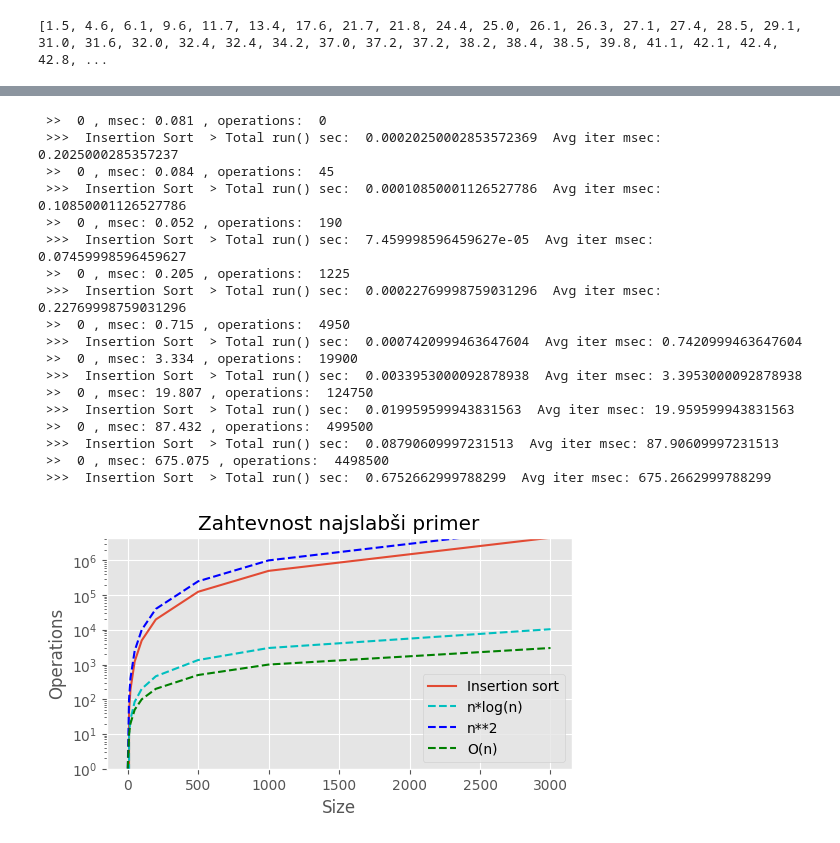
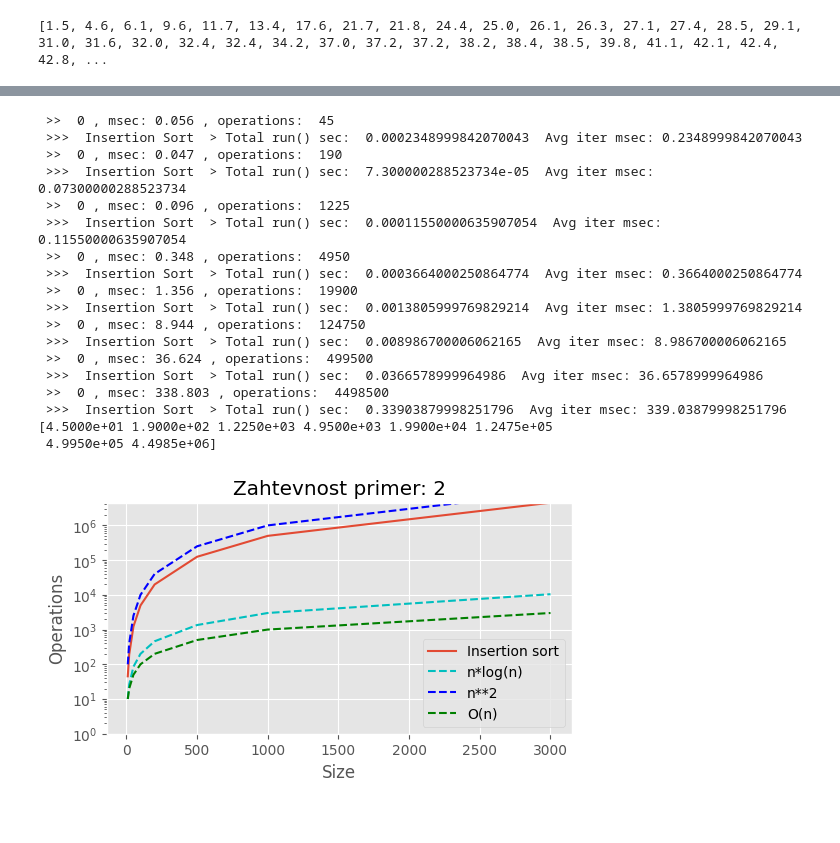
Before and after one commit to jzaletelj/OTK25, a Jupyter notebook: Lab_01/solutions/26-02_AlgoComplexity_03b_S.ipynb, the cells around one changed output, grey strips where cells are left out. Saved outputs shown, nothing was run; the diff lists cells and outputs as text; code cells hidden in the pictures.

```diff
--- a/Lab_01/solutions/26-02_AlgoComplexity_03b_S.ipynb
+++ b/Lab_01/solutions/26-02_AlgoComplexity_03b_S.ipynb
@@ -364,56 +364,57 @@ t_list = np.array([]); #store processing time here
 oper_list = np.array([]); #store processing time here
 num = 1 #evaluation repetition (keep at 1 for now)
 
-n_list = [1,10,20,50,100, 200, 500, 1000,3000]
+n_list = [10,20,50,100, 200, 500, 1000,3000]
 
 s = InsertionSort()
 s.data_params['type'] = 2
 # Dodaj kodo za testiranje in izrisovanje grafa
 for n in n_list:
     s.data_params['size'] = n
     result = s.run(ntimes=num)
     size = np.append(size, n)
     oper_list = np.append(oper_list, result['avg_O'])
 
+print(oper_list)
 ax = plt.figure(figsize=[6,3])
 plt.plot(n_list, oper_list, label='Insertion sort')
 
 Onlogn = [n*np.log10(n) for n in n_list]
 plt.plot(n_list, Onlogn, 'c--', label='n*log(n)')
 
 On2 = [np.float_power(n, 2.0) for n in n_list]
 plt.plot(n_list, On2, 'b--', label='n**2')
 
 Olin = [n for n in n_list]
 plt.plot(n_list, Olin, 'g--', label='O(n)')
 
 plt.ylim(1, max(oper_list))
 plt.yscale('log')
 plt.xlabel('Size')
 plt.ylabel('Operations')
 plt.legend()
-plt.title('Zahtevnost najslabši primer')
+plt.title('Zahtevnost primer: ' + str(s.data_params['type']) )
 plt.show()
 # %% [output]
- >>  0 , msec: 0.081 , operations:  0
- >>>  Insertion Sort  > Total run() sec:  0.00020250002853572369  Avg iter msec: 0.2025000285357237
- >>  0 , msec: 0.084 , operations:  45
- >>>  Insertion Sort  > Total run() sec:  0.00010850001126527786  Avg iter msec: 0.10850001126527786
- >>  0 , msec: 0.052 , operations:  190
- >>>  Insertion Sort  > Total run() sec:  7.459998596459627e-05  Avg iter msec: 0.07459998596459627
- >>  0 , msec: 0.205 , operations:  1225
- >>>  Insertion Sort  > Total run() sec:  0.00022769998759031296  Avg iter msec: 0.22769998759031296
- >>  0 , msec: 0.715 , operations:  4950
- >>>  Insertion Sort  > Total run() sec:  0.0007420999463647604  Avg iter msec: 0.7420999463647604
- >>  0 , msec: 3.334 , operations:  19900
- >>>  Insertion Sort  > Total run() sec:  0.0033953000092878938  Avg iter msec: 3.3953000092878938
- >>  0 , msec: 19.807 , operations:  124750
- >>>  Insertion Sort  > Total run() sec:  0.019959599943831563  Avg iter msec: 19.959599943831563
- >>  0 , msec: 87.432 , operations:  499500
- >>>  Insertion Sort  > Total run() sec:  0.08790609997231513  Avg iter msec: 87.90609997231513
- >>  0 , msec: 675.075 , operations:  4498500
- >>>  Insertion Sort  > Total run() sec:  0.6752662999788299  Avg iter msec: 675.2662999788299
+ >>  0 , msec: 0.056 , operations:  45
+ >>>  Insertion Sort  > Total run() sec:  0.0002348999842070043  Avg iter msec: 0.2348999842070043
+ >>  0 , msec: 0.047 , operations:  190
+ >>>  Insertion Sort  > Total run() sec:  7.300000288523734e-05  Avg iter msec: 0.07300000288523734
+ >>  0 , msec: 0.096 , operations:  1225
+ >>>  Insertion Sort  > Total run() sec:  0.00011550000635907054  Avg iter msec: 0.11550000635907054
+ >>  0 , msec: 0.348 , operations:  4950
+ >>>  Insertion Sort  > Total run() sec:  0.0003664000250864774  Avg iter msec: 0.3664000250864774
+ >>  0 , msec: 1.356 , operations:  19900
+ >>>  Insertion Sort  > Total run() sec:  0.0013805999769829214  Avg iter msec: 1.3805999769829214
+ >>  0 , msec: 8.944 , operations:  124750
+ >>>  Insertion Sort  > Total run() sec:  0.008986700006062165  Avg iter msec: 8.986700006062165
+ >>  0 , msec: 36.624 , operations:  499500
+ >>>  Insertion Sort  > Total run() sec:  0.0366578999964986  Avg iter msec: 36.6578999964986
+ >>  0 , msec: 338.803 , operations:  4498500
+ >>>  Insertion Sort  > Total run() sec:  0.33903879998251796  Avg iter msec: 339.03879998251796
+[4.5000e+01 1.9000e+02 1.2250e+03 4.9500e+03 1.9900e+04 1.2475e+05
+ 4.9950e+05 4.4985e+06]
-[figure, old version]
+[figure, new version]
 # %%
 # Opcija: uporaba tega razreda za izris
 from utils import AlgorithmBenchmark
```
Also changed, not shown: parts of 4 cells of this notebook, 7 other files.
